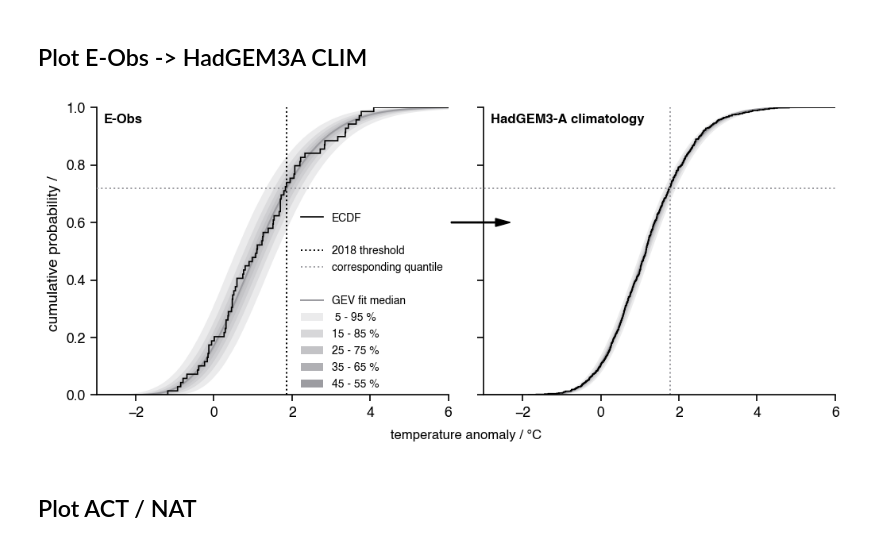
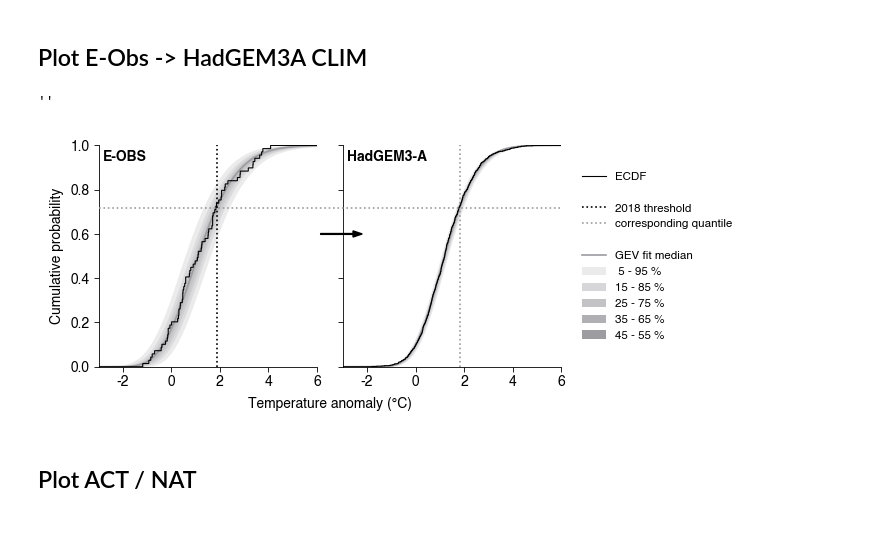
Before and after one commit to njleach/Ch1_EU-heatwave-2018, a Jupyter notebook: HadGEM3A-regional.ipynb, the cells around one changed output. Cells and saved outputs as stored; diff of their text form; code cells hidden in the pictures.

Commit message:
updates, include thesis figure style

```diff
--- a/HadGEM3A-regional.ipynb
+++ b/HadGEM3A-regional.ipynb
@@ -130,3 +120,8 @@ palette = get_palette.IBM_color_blind().to_sn_palette()
+# %%
+## palette for hue parameter
+palette = get_palette.IBM_color_blind().to_sn_palette()
+## textwidth of Thesis
+textwidth = 5.848611111111111
 # %% [markdown]
 # Retrieve data
 # %% [markdown]
@@ -440,7 +450,7 @@ ax[0].axvline(EObs_RG.sel(region='BI',metric=metric,time=2018).tg-Obsav,color='k
 ax_bg.axhline(1-1/EObs_RG_boot.RP.sel(metric=metric,region='BI').median(),color=dist_palette[2],ls=':')
 
 ## plot histogram
-ax[0].hist(EObs_RG_boot.sel(region='BI',metric=metric,seed=0).tg_dt.values-Obsav,histtype='step',color='k',density=True,cumulative=True,bins=np.arange(-5,10,0.01),zorder=5,lw=1)
+ax[0].hist(EObs_RG_boot.sel(region='BI',metric=metric,seed=0).tg_dt.values-Obsav,histtype='step',color='k',density=True,cumulative=True,bins=np.arange(-5,10,0.01),zorder=5,lw=0.66)
 
 ## plot HadGEM3-A climatology
 CLIMdata = CLIM_RG_boot.sel(region='BI',metric=metric).tas_dt.values - CLIMav
@@ -451,49 +461,57 @@ cdf = CLIMfit.cdf(xrange)
 
 for quant in np.arange(0.05,0.46,0.1):
 
     y = np.quantile(cdf,[quant,1-quant],axis=1)
     ax[1].fill_between(xrange[:,0],*y,alpha=0.2,color=dist_palette[2],lw=0)
 
 ax[1].plot(xrange,np.median(cdf,axis=1),color=dist_palette[2])
 
 ## plot threshold
 ax[1].axvline(CLIM_RG_boot.sel(metric=metric,region='BI').tas_threshold.median()-CLIMav,color=dist_palette[2],ls=':')
 
 ## plot histogram
-ax[1].hist(CLIM_RG_boot.sel(region='BI',metric=metric,seed=0).tas_dt.values-CLIMav,histtype='step',color='k',density=True,cumulative=True,bins=np.arange(-5,10,0.01),zorder=5,lw=1)
+ax[1].hist(CLIM_RG_boot.sel(region='BI',metric=metric,seed=0).tas_dt.values-CLIMav,histtype='step',color='k',density=True,cumulative=True,bins=np.arange(-5,10,0.01),zorder=5,lw=0.66)
 
 ## ax layout
 [a.set_ylim(0,1) for a in ax+[ax_bg]]
 [a.set_xlim(*axis_range) for a in ax]
+[a.tick_params(axis='both',labelsize='small') for a in ax]
 ax[1].set_yticklabels([])
-ax[0].set_ylabel('cumulative probability / ')
-ax_bg.text(0.5,-0.12,'temperature anomaly / \N{DEGREE SIGN}C',ha='center',va='top',transform=ax_bg.transAxes)
-ax[0].text(0.02,0.98,'E-Obs',transform=ax[0].transAxes,va='top',ha='left',fontweight='bold')
-ax[1].text(0.02,0.98,'HadGEM3-A climatology',transform=ax[1].transAxes,va='top',ha='left',fontweight='bold')
+ax[0].set_ylabel('Cumulative probability',fontsize='small')
+ax_bg.text(0.5,-0.2,'Temperature anomaly (\N{DEGREE SIGN}C)',ha='center',va='bottom',transform=ax_bg.transAxes,fontsize='small')
+ax[0].text(0.02,0.98,'E-OBS',transform=ax[0].transAxes,va='top',ha='left',fontweight='bold',fontsize='small')
+ax[1].text(0.02,0.98,'HadGEM3-A',transform=ax[1].transAxes,va='top',ha='left',fontweight='bold',fontsize='small')
 
 ## legend
-ax[0].plot([],[],color='k',lw=1,label='ECDF')
-ax[0].plot([],[],alpha=0,label=' ')
-ax[0].plot([],[],color='k',ls=':',label='2018 threshold')
-ax[0].plot([],[],color=dist_palette[2],ls=':',label='corresponding quantile')
-ax[0].plot([],[],alpha=0,label=' ')
-ax[0].plot([],[],color=dist_palette[2],label='GEV fit median')
+ax[-1].plot([],[],color='k',lw=0.66,label='ECDF')
+ax[-1].plot([],[],alpha=0,label=' ')
+ax[-1].plot([],[],color='k',ls=':',label='2018 threshold')
+ax[-1].plot([],[],color=dist_palette[2],ls=':',label='corresponding quantile')
+ax[-1].plot([],[],alpha=0,label=' ')
+ax[-1].plot([],[],color=dist_palette[2],label='GEV fit median')
 for i,quant in enumerate(np.arange(0.05,0.46,0.1)):
-    ax[0].fill_between([],[],[],alpha=0.2*(i+1),color=dist_palette[2],lw=0,label=f'{100*quant:2.0f} - {100*(1-quant):2.0f} %')
+    ax[-1].fill_between([],[],[],alpha=0.2*(i+1),color=dist_palette[2],lw=0,label=f'{100*quant:2.0f} - {100*(1-quant):2.0f} %')
 
-ax[0].legend(frameon=False,fontsize='small',loc=4,borderpad=0)
+ax[-1].legend(frameon=False,fontsize='x-small',loc='center left',bbox_to_anchor=(1.05,0.5))
 
 ## arrow to indicate direction
 arrow_width=0.004
-ax_bg.arrow(x=0.48,y=0.6,dx=0.08,dy=0,length_includes_head=True,transform=ax_bg.transAxes,width=arrow_width,head_width=arrow_width*7,head_length=arrow_width*5,fc='k',ec='k')
+ax_bg.arrow(x=0.48,y=0.6,dx=0.09,dy=0,length_includes_head=True,transform=ax_bg.transAxes,width=arrow_width,head_width=arrow_width*7,head_length=arrow_width*5,fc='k',ec='k')
 
 ## figure layout
 sn.despine()
+fig_aspect=2/5
 fig.patch.set_facecolor('xkcd:white')
-fig.set_size_inches(10,4)
+fig.set_size_inches(textwidth,textwidth*fig_aspect)
+gs.tight_layout(fig, pad=0.3, w_pad=1, h_pad=0, rect=(0,-0.08,1,1))
 fig.dpi=120
+
+## save to Thesis directory
+[fig.savefig('/home/leachl/Documents/Thesis/Ch1/Figures/Fig1.2.'+x, dpi=600) for x in ['pdf','png']]
+''
 # %% [output]
+''
-[figure, old version]
+[figure, new version]
 # %% [markdown]
 ## Plot ACT / NAT
 # %%
```
Also changed, not shown: parts of 15 cells of this notebook, 4 other files.
